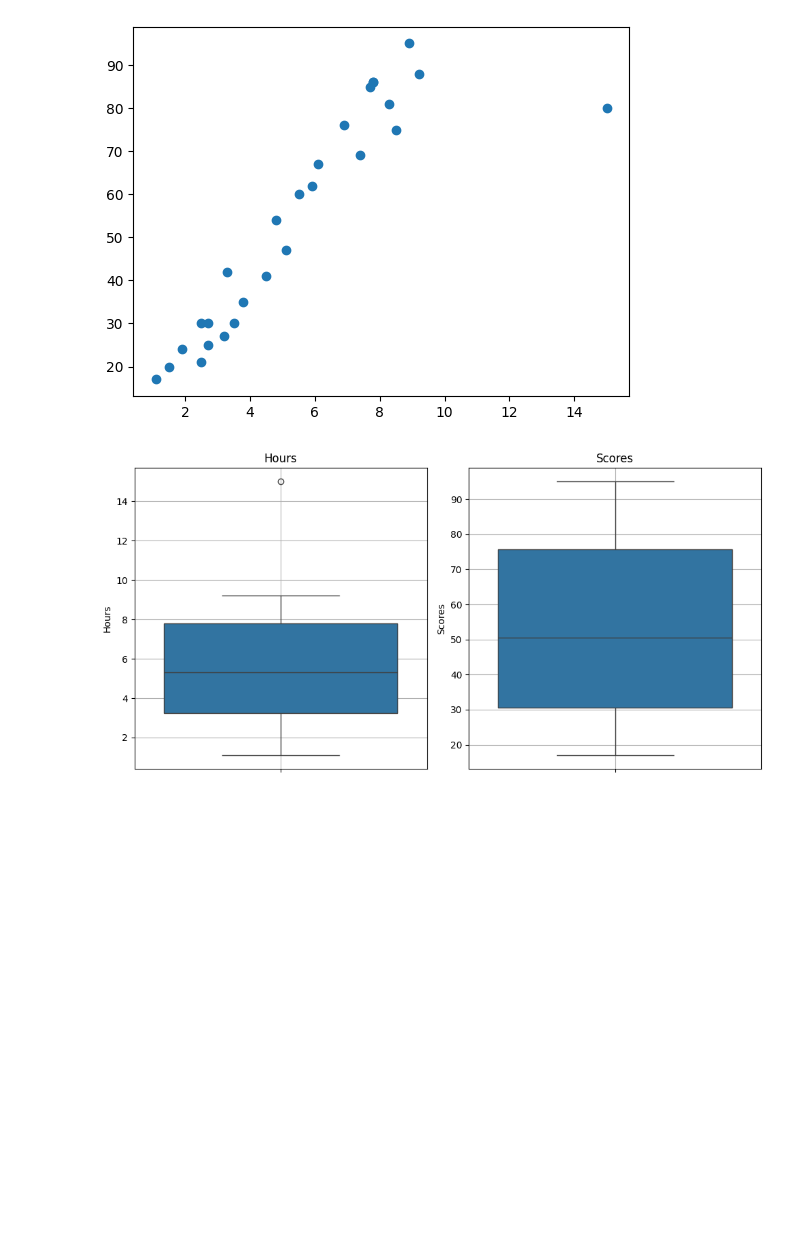
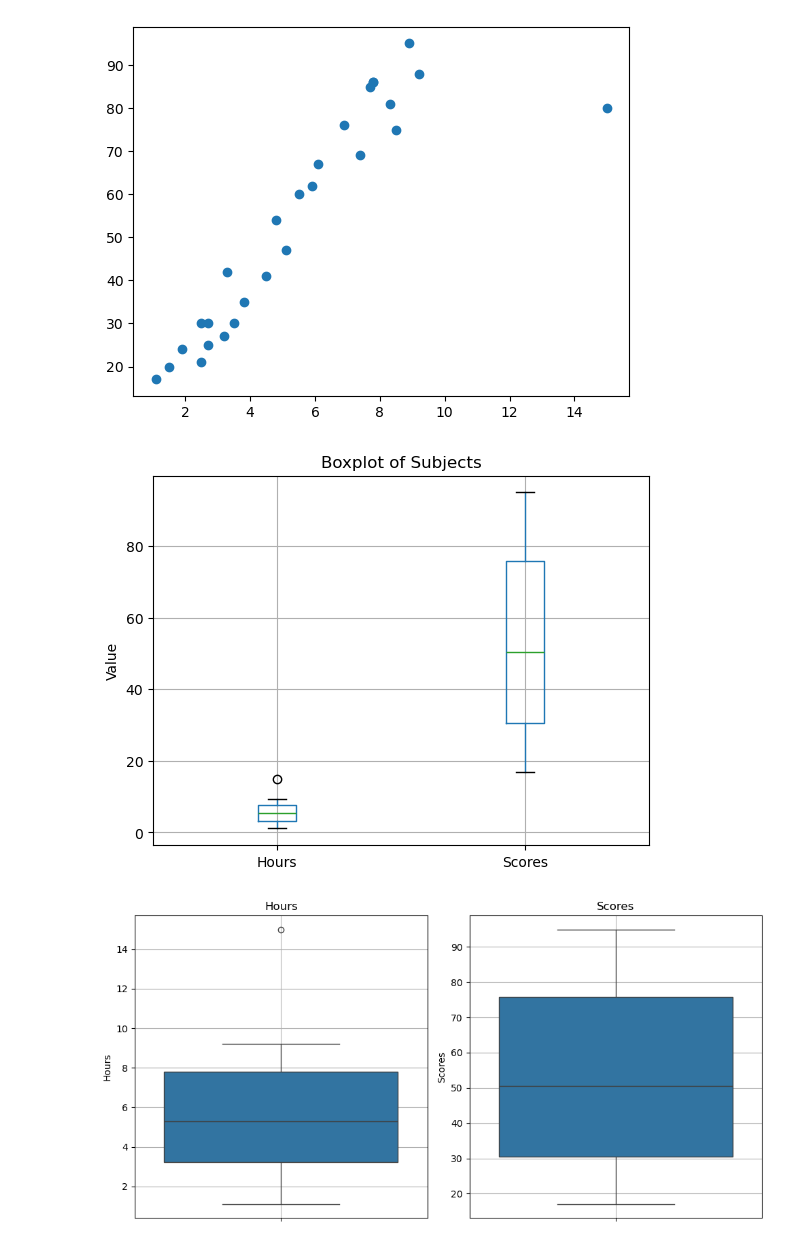
Before and after one commit to ash322ash422/tut_ml, a Jupyter notebook: tut_linear_regression/tut_ml_linearReg_1variable_student_score.ipynb, the cells around one changed output. Drawn from its saved outputs; the diff is of its cells as text; code cells hidden in the pictures; blank space fills up the shorter version.

```diff
--- a/tut_linear_regression/tut_ml_linearReg_1variable_student_score.ipynb
+++ b/tut_linear_regression/tut_ml_linearReg_1variable_student_score.ipynb
@@ -143,15 +143,17 @@ plt.show()
 # %% [output]
 [figure]
 # %%
-# Boxplot (STYLE1: DO NOT USE THIS): There are outliers
+# Boxplot (STYLE1: DO NOT USE THIS because the range of values in Hours and Scores differs by wide margin): There are outliers
 
-# df.boxplot()  # or df.plot(kind='box')
+df.boxplot()  # or df.plot(kind='box')
 
-# plt.title("Boxplot of Subjects")
-# plt.ylabel("Value")
-# plt.grid(True)
+plt.title("Boxplot of Subjects")
+plt.ylabel("Value")
+plt.grid(True)
 
-# plt.show()
+plt.show()
+# %% [output]
+[figure, added]
 # %%
 # Boxplot (STYLE2): There are outliers
 
```
Also changed, not shown: parts of 10 cells of this notebook.
